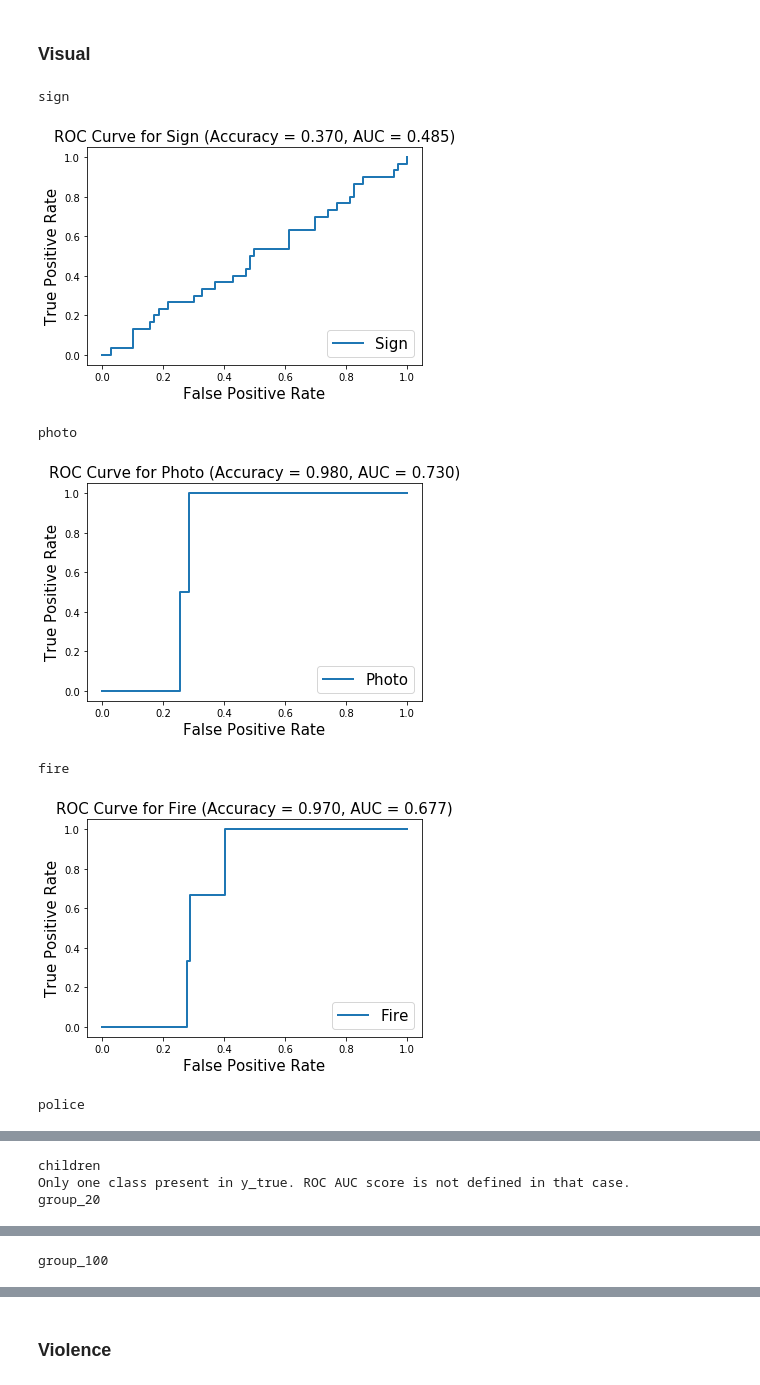
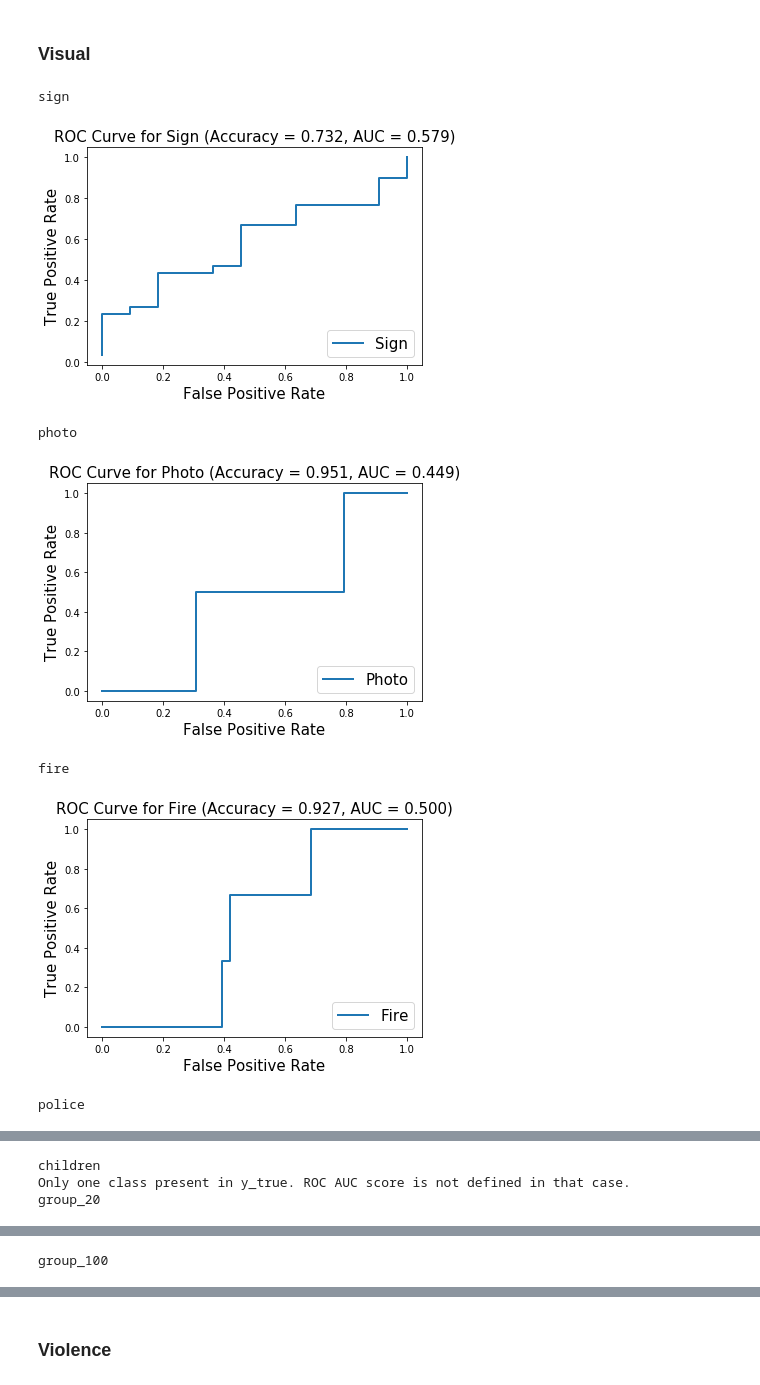
Before and after one commit to kalkun/Thesis, a Jupyter notebook: analysis/UCLA_results_validation.ipynb, the cells around one changed output, grey strips where cells are left out. Cells and saved outputs as stored; diff of their text form; code cells hidden in the pictures.

```diff
--- a/analysis/UCLA_results_validation.ipynb
+++ b/analysis/UCLA_results_validation.ipynb
@@ -76,6 +77,9 @@ df['violence'] = scaler.fit_transform(v.T)
 
 # mask values that did not had violence labels
 df.loc[indx_non_violence, 'violence'] = -1
+# %%
+for column, value in df.iloc[:,3:].iteritems(): # fill visual attributes with masking
+    df.loc[pd.isnull(df['protest']), column] = -1
 # %%
 df = df.fillna(0)
 df
@@ -267,7 +288,7 @@ def plot_roc(attr, target, pred):
     plt.xlabel('False Positive Rate', fontsize = 15)
     plt.ylabel('True Positive Rate', fontsize = 15)
     plt.show()
-    return fig
+    #return fig
 # %%
 preds = model.predict(test_X); preds_protest = preds[0]; preds_visual = preds[1]; preds_violence = preds[2]
 # %% [markdown]
@@ -282,19 +303,24 @@ plot_roc(attr, test_protest, preds_protest)
 # %%
 for i in range(preds_visual.shape[1]):
     pred = preds_visual[:,i]
     target = test_visual[:,i]
+
+    # remove masked values from test set
+    target_non_masked = target[target!= -1]
+    pred_non_masked = pred[target!= -1]
+
     attr_indx = 3 + i # the visual attributes start from the 4th pos
     attr = df.columns[attr_indx]
     print(attr)
     try:
-        plot_roc(attr, target, pred)
+        plot_roc(attr, target_non_masked, pred_non_masked)
     except Exception as e:
         print(e)
 # %% [output]
 sign
-[figure, old version]
+[figure, new version]
 photo
-[figure, old version]
+[figure, new version]
 fire
-[figure, old version]
+[figure, new version]
 police
```
Also changed, not shown: parts of 13 cells of this notebook.
